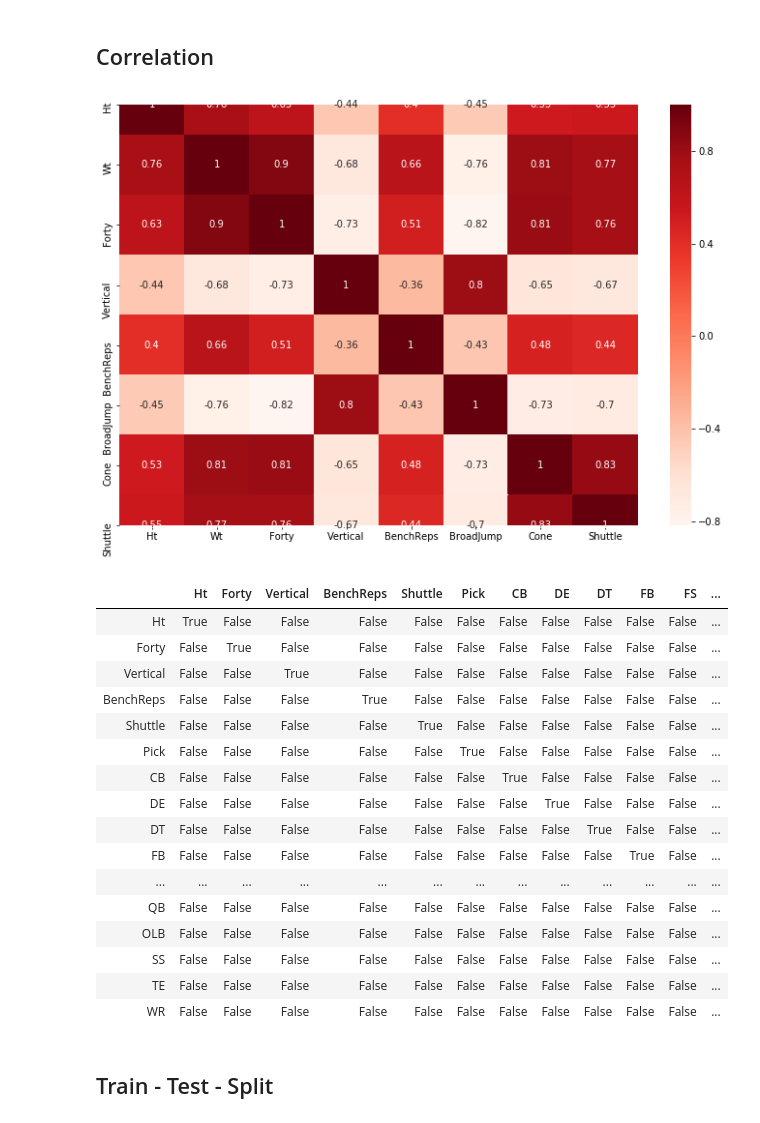
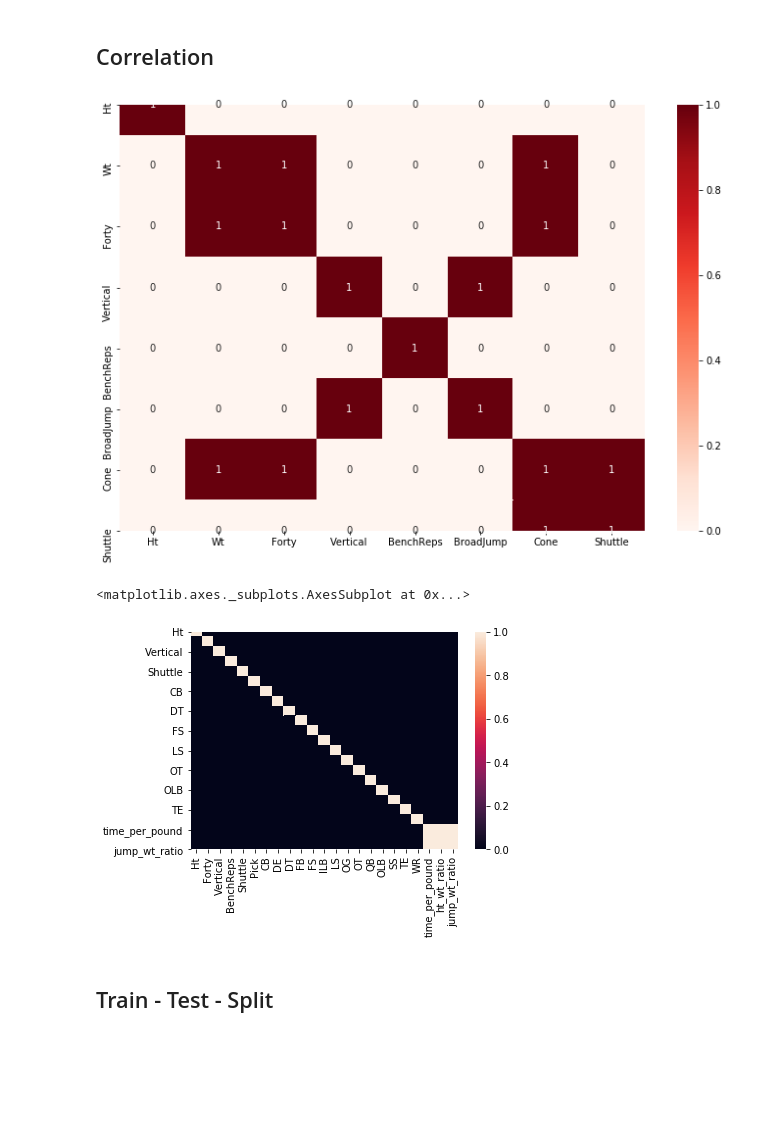
Before and after one commit to ArielJosephCohen/mod_4_project, a Jupyter notebook: mod_4_proj_notebook.ipynb, the cells around one changed output. Cells and saved outputs as stored; diff of their text form; code cells hidden in the pictures; blank space fills up the shorter version.

```diff
--- a/mod_4_proj_notebook.ipynb
+++ b/mod_4_proj_notebook.ipynb
@@ -54,5 +54,5 @@ combine_data.csv          new_idea?.ipynb
 # %%
 # https://www.kaggle.com/savvastj/nfl-combine-data
 # %%
-combine_data = pd.read_csv('combine_data.csv')
+basic_df = combine_data = pd.read_csv('combine_data.csv')
 # %%
@@ -145,8 +145,8 @@ combine_atg.head()
 combine_atg_num=combine_atg[['Ht','Wt','Forty','Vertical','BenchReps','BroadJump','Cone','Shuttle']]
 # %%
 plt.figure(figsize=(12,8))
-cor = combine_atg_num.corr()
+cor = combine_atg_num.corr()>=0.8
 sns.heatmap(cor, annot=True, cmap=plt.cm.Reds)
 plt.show()
 # %% [output]
-[figure, old version]
+[figure, new version]
@@ -155,25 +157,10 @@ combine_atg.drop('Wt',axis=1,inplace=True)
 combine_atg.drop('Cone',axis=1,inplace=True)
 combine_atg.drop('BroadJump',axis=1,inplace=True)
 # %%
-abs(combine_atg.corr()>=.8)
+sns.heatmap(abs(combine_atg.corr()>=.8))
 # %% [output]
-|  | Ht | Forty | Vertical | BenchReps | Shuttle | Pick | CB | DE | DT | FB | FS | ... |
-| Ht | True | False | False | False | False | False | False | False | False | False | False | ... |
-| Forty | False | True | False | False | False | False | False | False | False | False | False | ... |
-| Vertical | False | False | True | False | False | False | False | False | False | False | False | ... |
-| BenchReps | False | False | False | True | False | False | False | False | False | False | False | ... |
-| Shuttle | False | False | False | False | True | False | False | False | False | False | False | ... |
-| Pick | False | False | False | False | False | True | False | False | False | False | False | ... |
-| CB | False | False | False | False | False | False | True | False | False | False | False | ... |
-| DE | False | False | False | False | False | False | False | True | False | False | False | ... |
-| DT | False | False | False | False | False | False | False | False | True | False | False | ... |
-| FB | False | False | False | False | False | False | False | False | False | True | False | ... |
-| ... | ... | ... | ... | ... | ... | ... | ... | ... | ... | ... | ... | ... |
-| QB | False | False | False | False | False | False | False | False | False | False | False | ... |
-| OLB | False | False | False | False | False | False | False | False | False | False | False | ... |
-| SS | False | False | False | False | False | False | False | False | False | False | False | ... |
-| TE | False | False | False | False | False | False | False | False | False | False | False | ... |
-| WR | False | False | False | False | False | False | False | False | False | False | False | ... |
+<matplotlib.axes._subplots.AxesSubplot at 0x...>
+[figure, added]
 # %% [markdown]
 ## Train - Test - Split
 # %%
```
Also changed, not shown: parts of 23 cells of this notebook, 6 other files.
